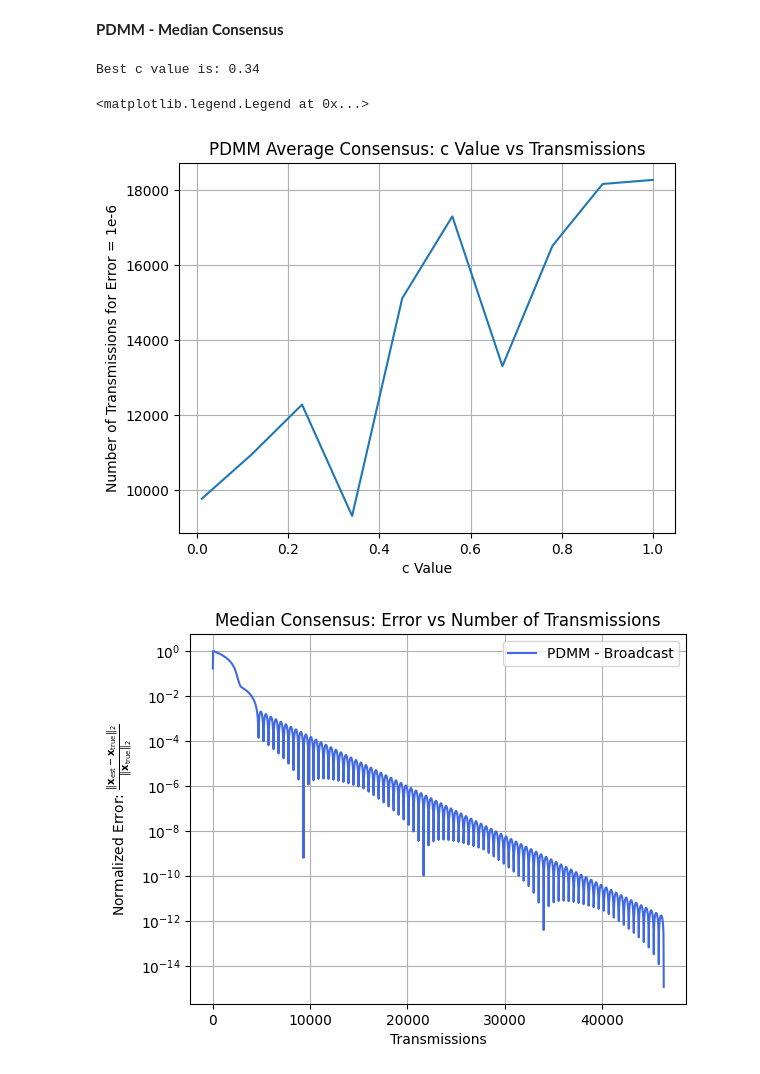
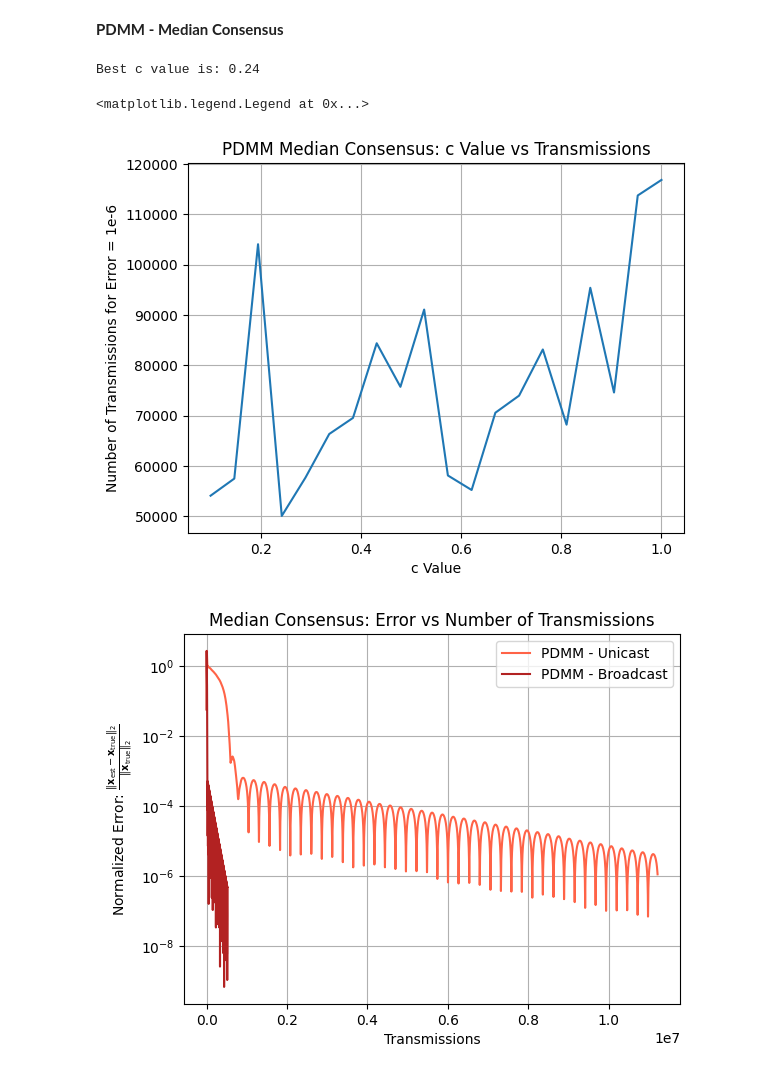
Before and after one commit to josephine-king/EE4540_Project, a Jupyter notebook: distributed_project.ipynb, the cells around one changed output. Drawn from its saved outputs; the diff is of its cells as text; code cells hidden in the pictures.

Commit message:
adding transmission failures

```diff
--- a/distributed_project.ipynb
+++ b/distributed_project.ipynb
@@ -13,7 +13,7 @@ FIELD_RANGE = np.array([[0, FIELD_SIZE], [0, FIELD_SIZE]])
 # True measurement function
 field_function = get_field_function()
 
-COMM_RANGE = 50
+COMM_RANGE = 30
 NUM_SENSORS = calculate_num_sensors(COMM_RANGE, FIELD_SIZE, 2)
 print("Selected number of sensors:", NUM_SENSORS)
 # %% [output]
@@ -270,7 +363,7 @@ plt.legend()
 # %% [markdown]
 **PDMM - Median Consensus**
 # %%
-def pdmm_median(adjacency_matrix, sensor_measurements, c, broadcast = False, num_iter = 5000, err=1e-14):
+def pdmm_median(adjacency_matrix, sensor_measurements, c, broadcast = False, num_iter = 5000, err=1e-14, active_nodes = 1, transmission_loss = 0):
 
     n = adjacency_matrix.shape[0]
     # Initialize variables
@@ -283,16 +376,19 @@ def pdmm_median(adjacency_matrix, sensor_measurements, c, broadcast = False, num
     for i in range(n):
         for j in range(n):
             if adjacency_matrix[i, j] > 0:
-                # TODO: not sure how to initialize z
-                z[(i, j)] = np.random.normal(0, 1e-2)
+                z[(i, j)] = sensor_measurements[i]
 
     iter = 0
     transmission = 0
     transmissions = [transmission]
     while iter < num_iter and error_val > err:
 
+        if (active_nodes < 1):
+            nodes = np.random.choice(range(n), int(active_nodes*n))
+        else:
+            nodes = range(n)
 
-        for i in range(n):
+        for i in nodes:
             # Find neighbors
             neighbors_idx = np.where(adjacency_matrix[i, :] > 0)[0]
             # Loop through neighbors
@@ -310,14 +406,25 @@ def pdmm_median(adjacency_matrix, sensor_measurements, c, broadcast = False, num
 
         # Update auxiliary variables
         z_prev = z.copy()
-        for i in range(n):
+        for i in nodes:
+            # With broadcast, transmission loss affects transmission of x_i to all neighbors
+            if (broadcast == True and transmission_loss > 0):
+                lost = np.random.choice([0,1], p=[1-transmission_loss, transmission_loss])
+                if (lost == 1):
+                    transmission += 1
+                    continue
             neighbors_idx = np.where(adjacency_matrix[i, :] > 0)[0]
             for j in neighbors_idx:
-                # TODO: Figure out unicast
                 if (broadcast == True):
                     A = 1 if i < j else -1
                     z[(j, i)] = 0.5*z_prev[(j, i)] + 0.5*(z_prev[(i, j)] + 2*c*A*x[i])
                 else:
+                    # With unicast, transmission loss only affects the transmission of y_ij to one neighbor
+                    if (transmission_loss > 0):
+                        lost = np.random.choice([0,1], p=[1-transmission_loss, transmission_loss])
+                        if (lost == 1):
+                            transmission += 1
+                            continue
                     A = 1 if i < j else -1
                     z[(j, i)] = 0.5*z_prev[(j, i)] + 0.5*(z_prev[(i, j)] + 2*c*A*x[i])
                     transmission += 1
@@ -330,37 +437,39 @@ def pdmm_median(adjacency_matrix, sensor_measurements, c, broadcast = False, num
         error_val = calculate_error(x, x_true)
         error_vals.append(error_val)
         transmissions.append(transmission)
 
         iter += 1
 
     return error_vals, transmissions, x
 
-c_vals = np.linspace(0.01, 1, 10)
+c_vals = np.linspace(0.1, 1, 20)
 num_transmissions = []
 for c in c_vals:
     error_vals, transmissions, x = pdmm_median(adjacency_matrix, sensor_measurements, c, broadcast=True, num_iter=2000, err=1e-6)
     num_transmissions.append(transmissions[-1])
 best_c = c_vals[np.argmin(num_transmissions)]
 print("Best c value is:", np.round(best_c, 2))
 
 fig = plt.figure()
 plt.plot(c_vals, num_transmissions, label='Number of Transmissions')
 plt.grid(True)
 plt.xlabel("c Value")
 plt.ylabel("Number of Transmissions for Error = 1e-6")
-plt.title("PDMM Average Consensus: c Value vs Transmissions")
+plt.title("PDMM Median Consensus: c Value vs Transmissions")
 
-error_vals, transmissions, x = pdmm_median(adjacency_matrix, sensor_measurements, best_c, broadcast = True)
+error_vals_pu, transmissions_pu, x_pu = pdmm_median(adjacency_matrix, sensor_measurements, best_c, broadcast = False, transmission_loss=0.5)
+error_vals_pb, transmissions_pb, x_pb = pdmm_median(adjacency_matrix, sensor_measurements, best_c, broadcast = True)
 
 fig = plt.figure()
-plt.semilogy(transmissions, error_vals, label=f'PDMM - Broadcast', color="royalblue")
+plt.semilogy(transmissions_pu, error_vals_pu, label=f'PDMM - Unicast', color="tomato")
+plt.semilogy(transmissions_pb, error_vals_pb, label=f'PDMM - Broadcast', color="firebrick")
 plt.grid(True)
 plt.xlabel("Transmissions")
 plt.ylabel(r"Normalized Error: $\frac{\|\mathbf{x}_{\mathrm{est}} - \mathbf{x}_{\mathrm{true}}\|_2}{\|\mathbf{x}_{\mathrm{true}}\|_2}$")
 plt.title("Median Consensus: Error vs Number of Transmissions")
 plt.legend()
 # %% [output]
-Best c value is: 0.34
+Best c value is: 0.24
 <matplotlib.legend.Legend at 0x...>
-[figure, old version]
+[figure, new version]
-[figure, old version]
+[figure, new version]
```
Also changed, not shown: parts of 8 cells of this notebook.
